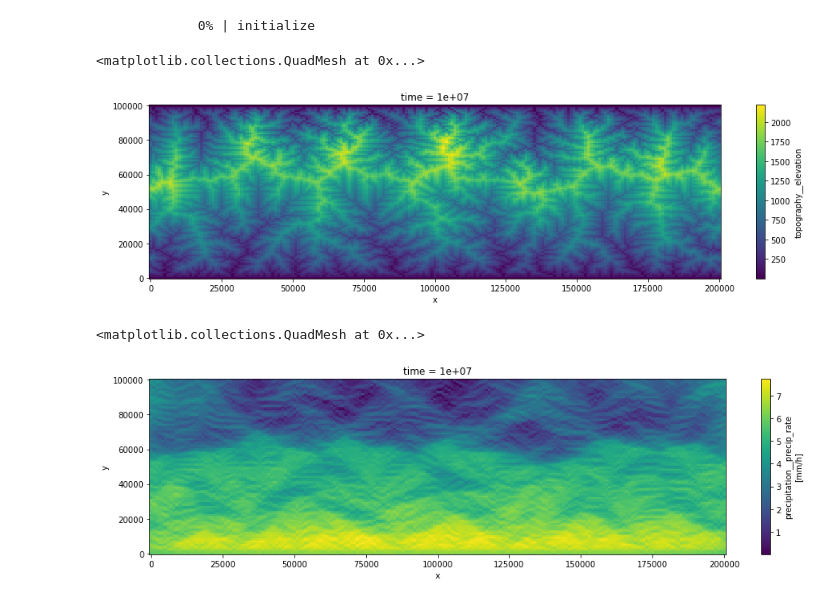
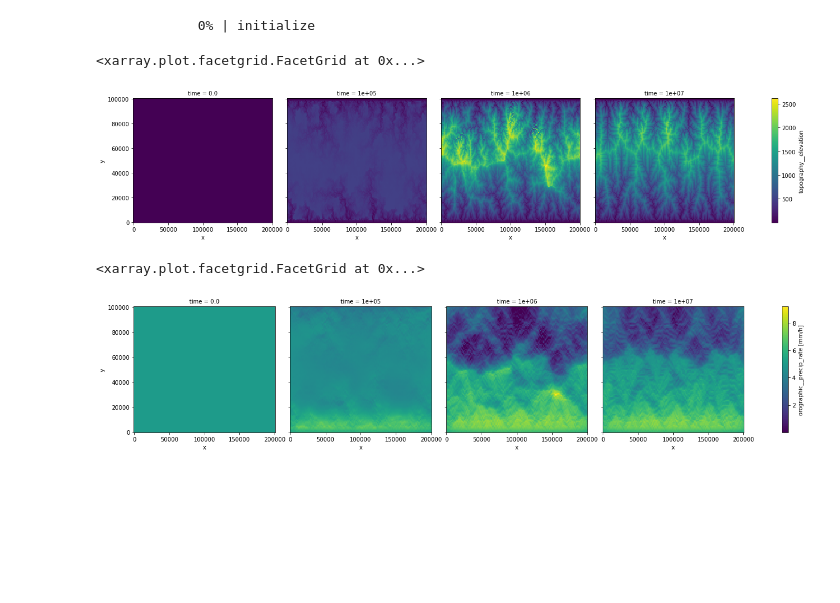
Before and after one commit to fastscape-lem/orographic-precipitation, a Jupyter notebook: orographic_precipitation/examples/basic_example.ipynb, the cells around one changed output. Drawn from its saved outputs; the diff is of its cells as text; code cells hidden in the pictures; blank space fills up the shorter version.

```diff
--- a/orographic_precipitation/examples/basic_example.ipynb
+++ b/orographic_precipitation/examples/basic_example.ipynb
@@ -24,7 +24,7 @@ ds_in = xs.create_setup(
         'spl__slope_exp': 1.,
         'diffusion__diffusivity': 0.,
         'init_topography__seed': 1234,
-        'precipitation':{'rainfall_frequency':1,
+        'orographic':{'rainfall_frequency':1,
                          'latitude': 40,
                          'precip_base': 5,
                          'wind_speed': 10,
@@ -33,7 +33,7 @@ ds_in = xs.create_setup(
     },
     output_vars={
         'topography__elevation': 'time',
-        'precipitation__precip_rate':'time'
+        'orographic__precip_rate':'time'
     }
 )
 # %%
@@ -42,12 +42,12 @@ with precip_model, xs.monitoring.ProgressBar():
 # %% [output]
              0% | initialize
 # %%
-ds_out.topography__elevation.isel(time=-1).plot(size=4, aspect=4)
+ds_out.topography__elevation.isel(time=[0,1,10,100]).plot(col='time',figsize=(20, 4))
 # %% [output]
-<matplotlib.collections.QuadMesh at 0x...>
+<xarray.plot.facetgrid.FacetGrid at 0x...>
-[figure, old version]
+[figure, new version]
 # %%
-ds_out.precipitation__precip_rate.isel(time=-1).plot(size=4, aspect=4)
+ds_out.orographic__precip_rate.isel(time=[0,1,10,100]).plot(col='time',figsize=(20, 4))
 # %% [output]
-<matplotlib.collections.QuadMesh at 0x...>
+<xarray.plot.facetgrid.FacetGrid at 0x...>
-[figure, old version]
+[figure, new version]
```
Also changed, not shown: parts of 1 cell of this notebook, 1 other file.
